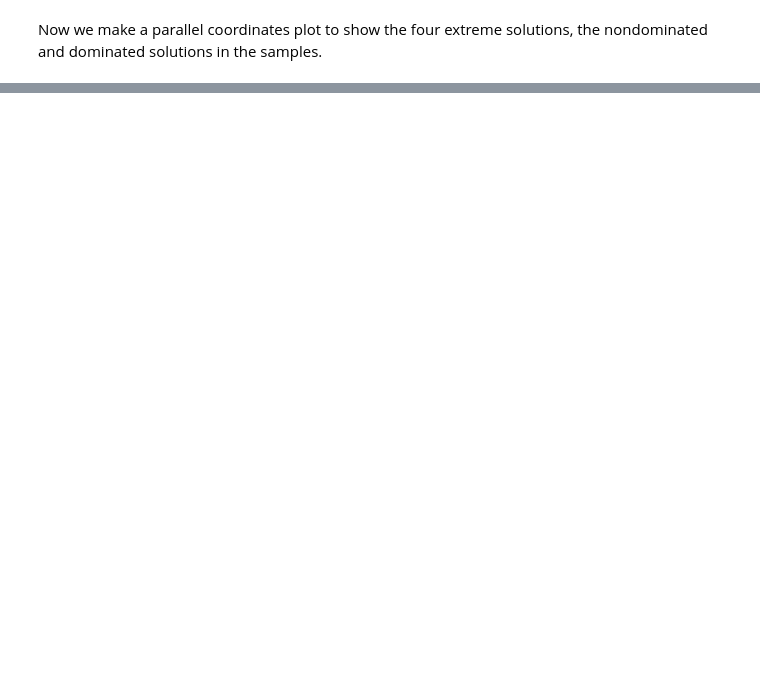
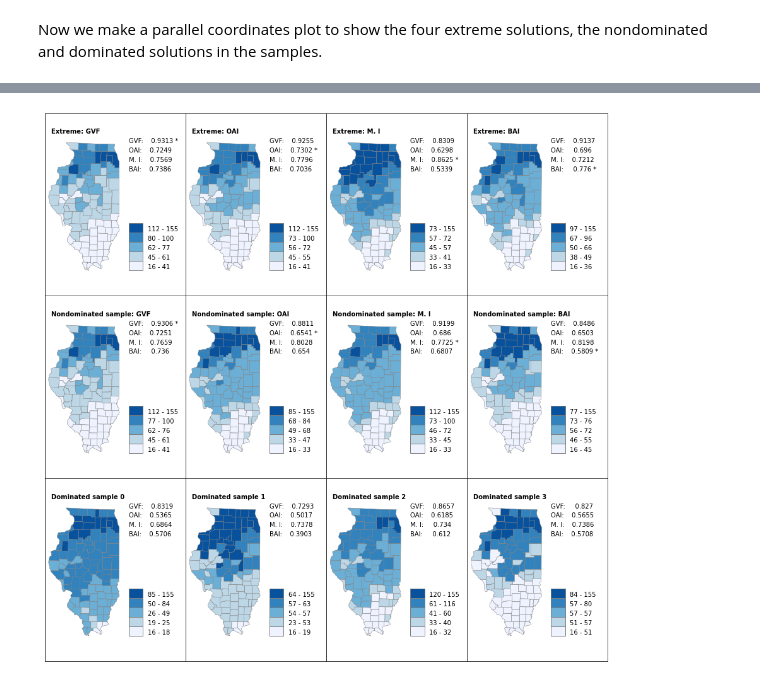
Before and after one commit to compgeog/choropleth-tradeoffs, a Jupyter notebook: explore_choropleth.ipynb, the cells around one changed output, grey strips where cells are left out. Cells and saved outputs as stored; diff of their text form; code cells hidden in the pictures; blank space fills up the shorter version.

```diff
--- a/explore_choropleth.ipynb
+++ b/explore_choropleth.ipynb
@@ -497,6 +641,8 @@ fig.set_figwidth(16)
 
 colors = get_colorbrewer_specs('Blues', numclass)
 objective_names = [ 'GVF', 'OAI', 'M. I', 'BAI' ]
+
+xmin, ymin, xmax, ymax = geom_bounds['xmin'], geom_bounds['ymin'], geom_bounds['xmax'], geom_bounds['ymax']
 
 box_w = (xmax-xmin)/5  # a fraction of the total with
 box_h = box_w*2/3      # slightly smaller than the width
@@ -513,50 +659,47 @@ for j in range(4):
     ax.set_xlim(xmin, xmax)
     ax.set_ylim(ymin, ymax)
     ax.set_aspect(1)
-    # myintervals = allintervals[bests[j]]
     intervals = extremes[j][0]
     classes = [intervals.get_class(i) for i in all_values]
-    #vector = driver.Open(shpfname, 0)
-    #layer = vector.GetLayer(0)
-    draw_shape(shp, classes, colors, axis=ax)
-    rect_legend(xmax*1.1, ymin, box_w, box_h, label_xgap, ax, colors, ygap=label_ygap, edgecolor='grey', intervals=myintervals)
+    draw_shape(all_features, classes, colors, axis=ax)
+    rect_legend(xmax*1.1, ymin, box_w, box_h, label_xgap, ax, colors, ygap=label_ygap, edgecolor='grey', intervals=intervals)
     objs = extremes[j][1]
     ax.text(xmin*1.1, ymax+box_h, 'Extreme: {}'.format(objective_names[j]), weight='bold')
     for i in range(4):
         ax.text(xmax*1.1, ymax-i*box_h, '{}:{:10.4} {}'.format(objective_names[i], objs[i], '*' if i==j else ''))
 
-#     mark_make_label(xmin+1.0, ymin+1.0, ax, objs)
-
 four_maps = random.sample(nondominated, 4)
 
 for j in range(4):
     ax = ax2[1, j]
-    ax.set_xlim(xmin*0.9, xmax*1.7)
+    ax.set_xlim(xmin*0.84, xmax*1.7)
     ax.set_ylim(ymin*0.97, ymax*1.03)
     ax.set_aspect(1)
     intervals = four_maps[j][0]
     classes = [intervals.get_class(i) for i in all_values]
-    draw_shape(shp, classes, colors, axis=ax)
-    rect_legend(xmax*1.1, ymin, box_w, box_h, label_xgap, ax, colors, ygap=label_ygap, edgecolor='grey', intervals=myintervals)
+    draw_shape(all_features, classes, colors, axis=ax)
+    rect_legend(xmax*1.1, ymin, box_w, box_h, label_xgap, ax, colors, ygap=label_ygap, edgecolor='grey', intervals=intervals)
     objs = four_maps[j][1]
     ax.text(xmin*1.1, ymax+box_h, 'Nondominated sample: {}'.format(objective_names[j]), weight='bold')
     for i in range(4):
         ax.text(xmax*1.1, ymax-i*box_h, '{}:{:10.4} {}'.format(objective_names[i], objs[i], '*' if i==j else ''))
 
 four_maps2 = random.sample(dominated, 4)
 
 for j in range(4):
     ax = ax2[2, j]
-    ax.set_xlim(xmin*0.9, xmax*1.7)
+    ax.set_xlim(xmin*0.84, xmax*1.7)
     ax.set_ylim(ymin*0.97, ymax*1.03)
     ax.set_aspect(1)
     intervals = four_maps2[j][0]
     classes = [intervals.get_class(i) for i in all_values]
-    draw_shape(shp, classes, colors, axis=ax)
-    rect_legend(xmax*1.1, ymin, box_w, box_h, label_xgap, ax, colors, ygap=label_ygap, edgecolor='grey', intervals=myintervals)
+    draw_shape(all_features, classes, colors, axis=ax)
+    rect_legend(xmax*1.1, ymin, box_w, box_h, label_xgap, ax, colors, ygap=label_ygap, edgecolor='grey', intervals=intervals)
     objs = four_maps2[j][1]
     ax.text(xmin*1.1, ymax+box_h, 'Dominated sample {}'.format(j), weight='bold')
     for i in range(4):
         ax.text(xmax*1.1, ymax-i*box_h, '{}:{:10.4}'.format(objective_names[i], objs[i]))
 
 plt.show()
+# %% [output]
+[figure, added]
```
Also changed, not shown: parts of 64 cells of this notebook.
